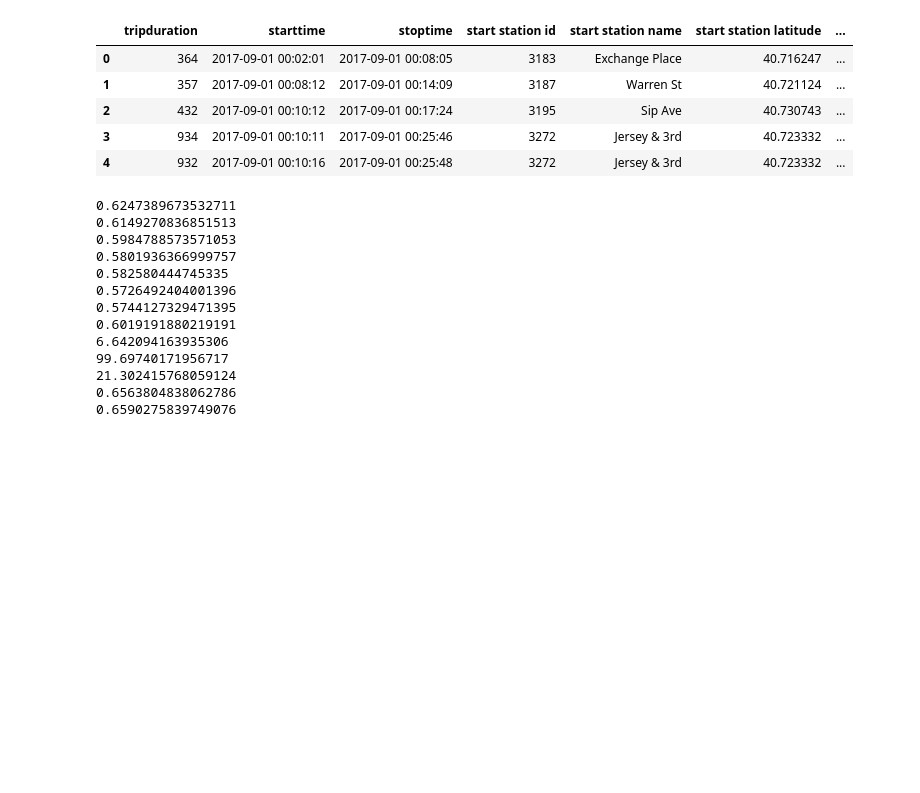
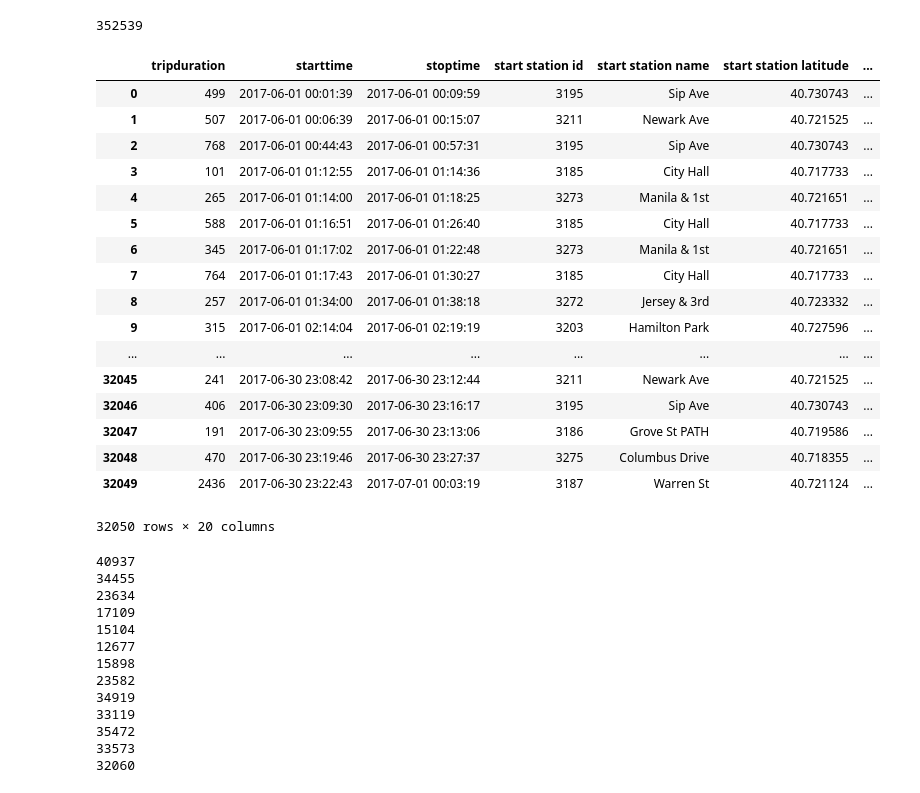
Before and after one commit to jillness/CitiBike, a Jupyter notebook: data_manip.ipynb, the cells around one changed output. Cells and saved outputs as stored; diff of their text form; code cells hidden in the pictures; blank space fills up the shorter version.

```diff
--- a/data_manip.ipynb
+++ b/data_manip.ipynb
@@ -52,17 +52,33 @@ for df in df_list:
  march2018_df, feb2018_df, jan2018_df,
  dec2017_df, nov2017_df, oct2017_df,
  sep2017_df, aug2017_df, july2017_df, june2017_df] = df_list
-# %%
-sep2017_df.head()
-# %% [output]
-|  | tripduration | starttime | stoptime | start station id | start station name | start station latitude | ... |
-| 0 | 364 | 2017-09-01 00:02:01 | 2017-09-01 00:08:05 | 3183 | Exchange Place | 40.716247 | ... |
-| 1 | 357 | 2017-09-01 00:08:12 | 2017-09-01 00:14:09 | 3187 | Warren St | 40.721124 | ... |
-| 2 | 432 | 2017-09-01 00:10:12 | 2017-09-01 00:17:24 | 3195 | Sip Ave | 40.730743 | ... |
-| 3 | 934 | 2017-09-01 00:10:11 | 2017-09-01 00:25:46 | 3272 | Jersey & 3rd | 40.723332 | ... |
-| 4 | 932 | 2017-09-01 00:10:16 | 2017-09-01 00:25:48 | 3272 | Jersey & 3rd | 40.723332 | ... |
+# %%
+len(df)
+# %% [output]
+352539
 # %%
 df = pd.concat(df_list)
 df = df.drop(['end station id', 'start station id', 'usertype', 'bikeid', 'name_localizedValue0', 'birth year', 'gender'], axis=1)
 df = df.reset_index(drop=True)
+# %%
+df.head(-10)
+# %% [output]
+|  | tripduration | starttime | stoptime | start station id | start station name | start station latitude | ... |
+| 0 | 499 | 2017-06-01 00:01:39 | 2017-06-01 00:09:59 | 3195 | Sip Ave | 40.730743 | ... |
+| 1 | 507 | 2017-06-01 00:06:39 | 2017-06-01 00:15:07 | 3211 | Newark Ave | 40.721525 | ... |
+| 2 | 768 | 2017-06-01 00:44:43 | 2017-06-01 00:57:31 | 3195 | Sip Ave | 40.730743 | ... |
+| 3 | 101 | 2017-06-01 01:12:55 | 2017-06-01 01:14:36 | 3185 | City Hall | 40.717733 | ... |
+| 4 | 265 | 2017-06-01 01:14:00 | 2017-06-01 01:18:25 | 3273 | Manila & 1st | 40.721651 | ... |
+| 5 | 588 | 2017-06-01 01:16:51 | 2017-06-01 01:26:40 | 3185 | City Hall | 40.717733 | ... |
+| 6 | 345 | 2017-06-01 01:17:02 | 2017-06-01 01:22:48 | 3273 | Manila & 1st | 40.721651 | ... |
+| 7 | 764 | 2017-06-01 01:17:43 | 2017-06-01 01:30:27 | 3185 | City Hall | 40.717733 | ... |
+| 8 | 257 | 2017-06-01 01:34:00 | 2017-06-01 01:38:18 | 3272 | Jersey & 3rd | 40.723332 | ... |
+| 9 | 315 | 2017-06-01 02:14:04 | 2017-06-01 02:19:19 | 3203 | Hamilton Park | 40.727596 | ... |
+| ... | ... | ... | ... | ... | ... | ... | ... |
+| 32045 | 241 | 2017-06-30 23:08:42 | 2017-06-30 23:12:44 | 3211 | Newark Ave | 40.721525 | ... |
+| 32046 | 406 | 2017-06-30 23:09:30 | 2017-06-30 23:16:17 | 3195 | Sip Ave | 40.730743 | ... |
+| 32047 | 191 | 2017-06-30 23:09:55 | 2017-06-30 23:13:06 | 3186 | Grove St PATH | 40.719586 | ... |
+| 32048 | 470 | 2017-06-30 23:19:46 | 2017-06-30 23:27:37 | 3275 | Columbus Drive | 40.718355 | ... |
+| 32049 | 2436 | 2017-06-30 23:22:43 | 2017-07-01 00:03:19 | 3187 | Warren St | 40.721124 | ... |
+32050 rows × 20 columns
 # %%
@@ -74,18 +90,18 @@ month_df = [june2018_df, may2018_df, april2018_df,
              sep2017_df, aug2017_df, july2017_df, june2017_df]
 
 for df in month_df:
-    print(df['distance between stations (mi)'].mean())
+    print(len(df))
 # %% [output]
-0.6247389673532711
-0.6149270836851513
-0.5984788573571053
-0.5801936366999757
-0.582580444745335
-0.5726492404001396
-0.5744127329471395
-0.6019191880219191
-6.642094163935306
-99.69740171956717
-21.302415768059124
-0.6563804838062786
-0.6590275839749076
+40937
+34455
+23634
+17109
+15104
+12677
+15898
+23582
+34919
+33119
+35472
+33573
+32060
```
Also changed, not shown: parts of 6 cells of this notebook, 1 other file.
